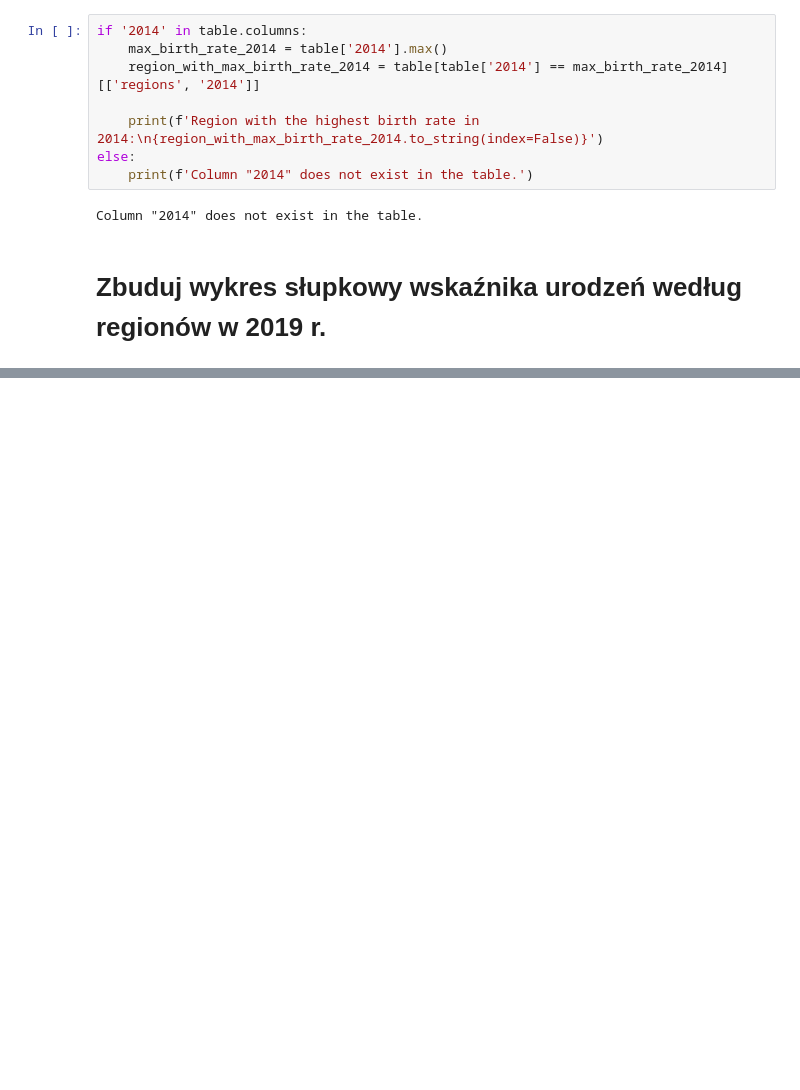
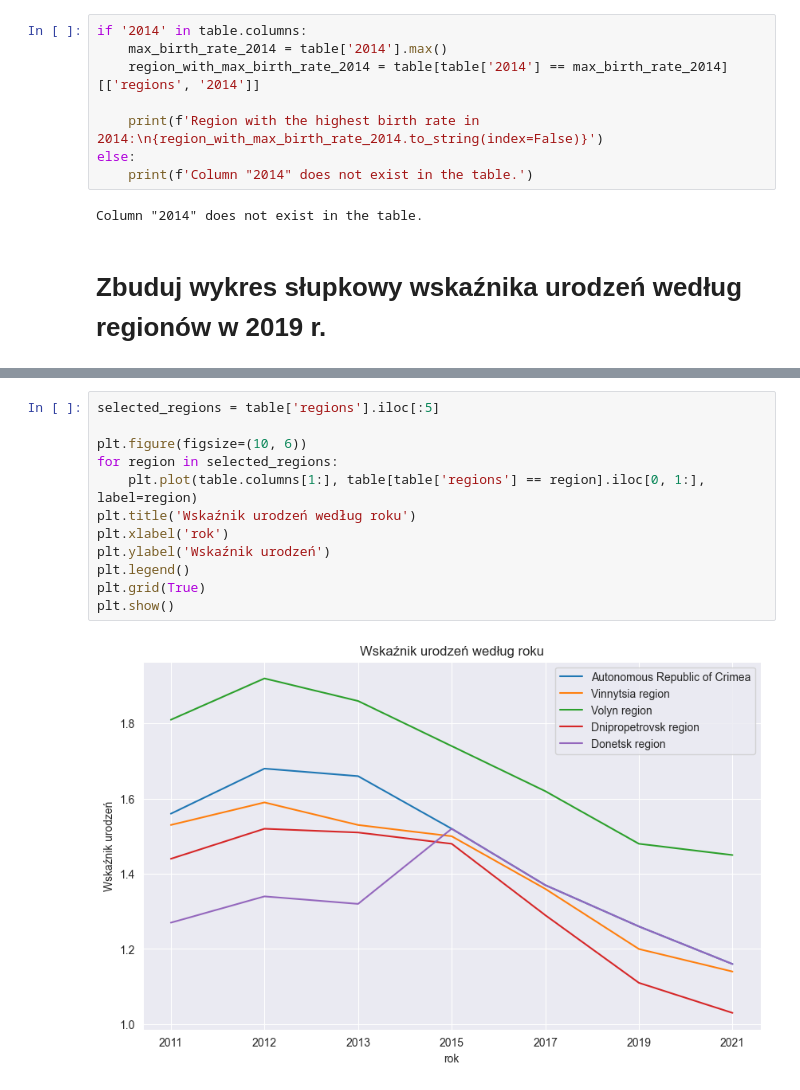
Before and after one commit to OlekKruh/Homework_02, a Jupyter notebook: HW_2_1.ipynb, the cells around one changed output, grey strips where cells are left out. Cells and saved outputs as stored; diff of their text form; blank space fills up the shorter version.

```diff
--- a/HW_2_1.ipynb
+++ b/HW_2_1.ipynb
@@ -190,0 +192,14 @@ else:
+# %%
+selected_regions = table['regions'].iloc[:5]
+
+plt.figure(figsize=(10, 6))
+for region in selected_regions:
+    plt.plot(table.columns[1:], table[table['regions'] == region].iloc[0, 1:], label=region)
+plt.title('Wskaźnik urodzeń według roku')
+plt.xlabel('rok')
+plt.ylabel('Wskaźnik urodzeń')
+plt.legend()
+plt.grid(True)
+plt.show()
+# %% [output]
+[figure, added]
```
Also changed, not shown: parts of 3 cells of this notebook, 2 other files.
